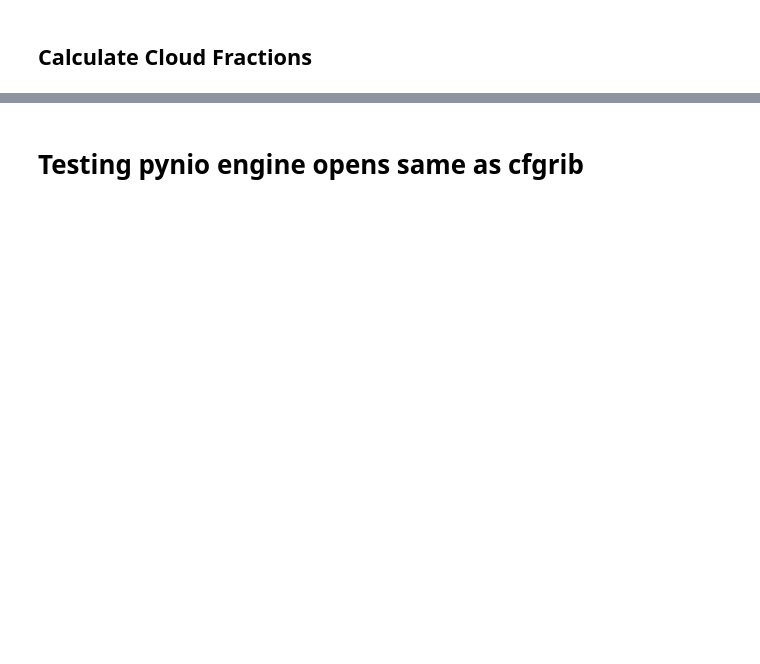
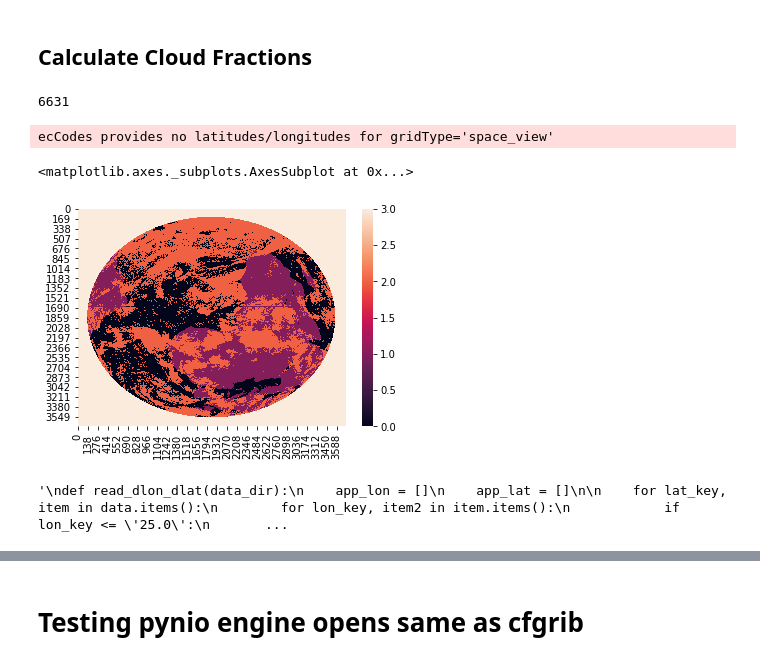
Before and after one commit to hannasv/ms, a Jupyter notebook: notebooks/reading/Calc_CLOUD_FRACTION.ipynb, the cells around one changed output, grey strips where cells are left out. Drawn from its saved outputs; the diff is of its cells as text; code cells hidden in the pictures; blank space fills up the shorter version.

```diff
--- a/notebooks/reading/Calc_CLOUD_FRACTION.ipynb
+++ b/notebooks/reading/Calc_CLOUD_FRACTION.ipynb
@@ -11,10 +14,41 @@ import xarray as xr
 # %%
 #data_dir = '/home/hanna/MS-suppl/files/'
-data_dir = '/uio/hume/student-u89/hannasv/MS-suppl/'
+data_dir = '/uio/hume/student-u89/hannasv/MS-suppl/files/'
 sat_dir = '/uio/lagringshotell/geofag/projects/miphclac/hannasv/'
 save_dir = '/uio/lagringshotell/geofag/students/metos/hannasv/satelite_data/'
+
+data_dir = '/home/hanna/MS-suppl/files/'
+sat_dir = '/home/hanna/miphclac/'
+save_dir = '/home/hanna/lagrings/satelite_data/'
+# %%
+files_to_read = glob.glob(os.path.join(sat_dir, '*2004*.grb'))
+# %%
+len(files_to_read)
+# %% [output]
+6631
+# %%
+data = xr.open_dataset(files_to_read[0], engine = 'cfgrib')
+# %% [output]
+ecCodes provides no latitudes/longitudes for gridType='space_view'
+# %%
+sns.heatmap(np.flip(data['p260537'].values.reshape((3712, 3712)), axis = 1)) #.plot()
+# %% [output]
+<matplotlib.axes._subplots.AxesSubplot at 0x...>
+[figure, added]
 # %%
+"""
 def read_dlon_dlat(data_dir):
+    app_lon = []
+    app_lat = []
+
+    for lat_key, item in data.items():
+        for lon_key, item2 in item.items():
+            if lon_key <= '25.0':
+                centre_index = item2['centre']['index']
+                assert len(centre_index) != 0, "lat {} lon {}, centre length {}".format(lat_key, lon_key, len(centre_index))
+
+                app_lon.append(np.mean(lon[centre_index]))
+                app_lat.append(np.mean(lat[centre_index]))
 
     nc_files = glob.glob(data_dir+'*small*.json')
     #print(nc_files[-1])
@@ -27,4 +61,7 @@ def read_dlon_dlat(data_dir):
     lat_array  = d['lat']
     lon_array  = d['lon']
     return d_phi, d_theta, cell_areas, lat_array, lon_array
+"""
+# %% [output]
+'\ndef read_dlon_dlat(data_dir):\n    app_lon = []\n    app_lat = []\n\n    for lat_key, item in data.items():\n        for lon_key, item2 in item.items():\n            if lon_key <= \'25.0\':\n       ...
 # %%
```
Also changed, not shown: parts of 24 cells of this notebook, 7 other files.
